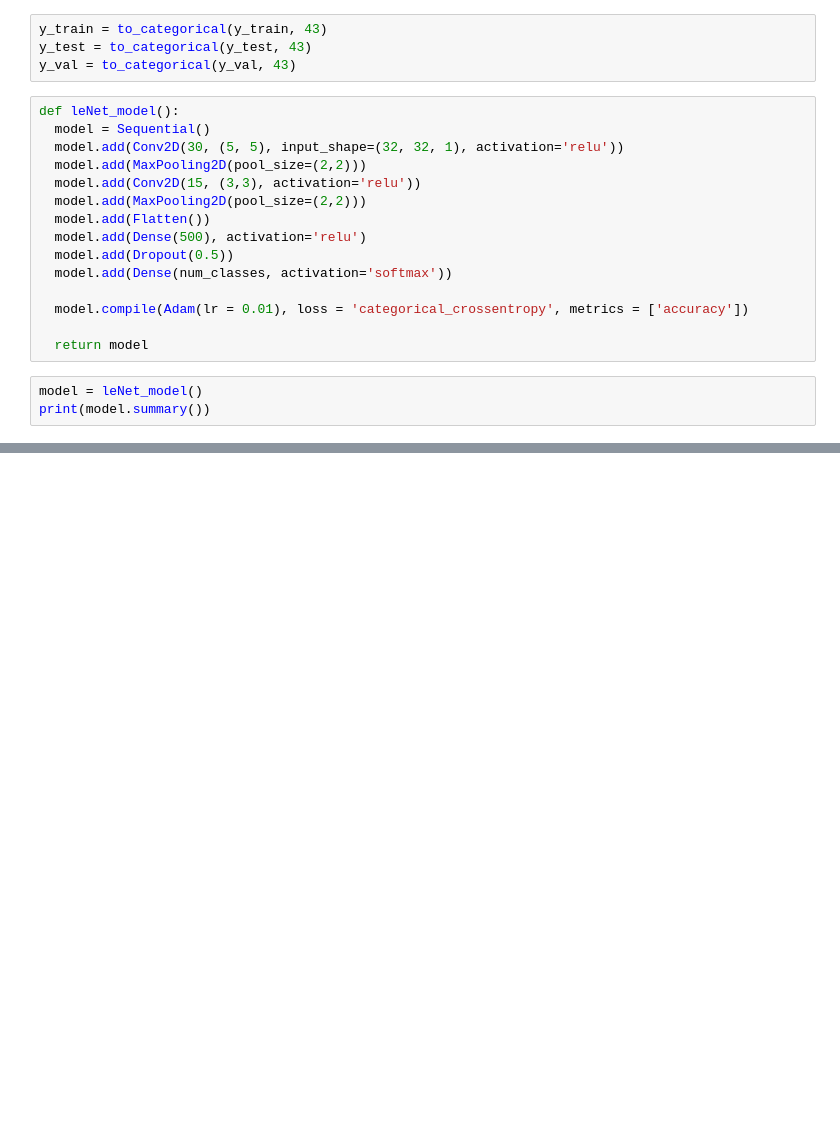
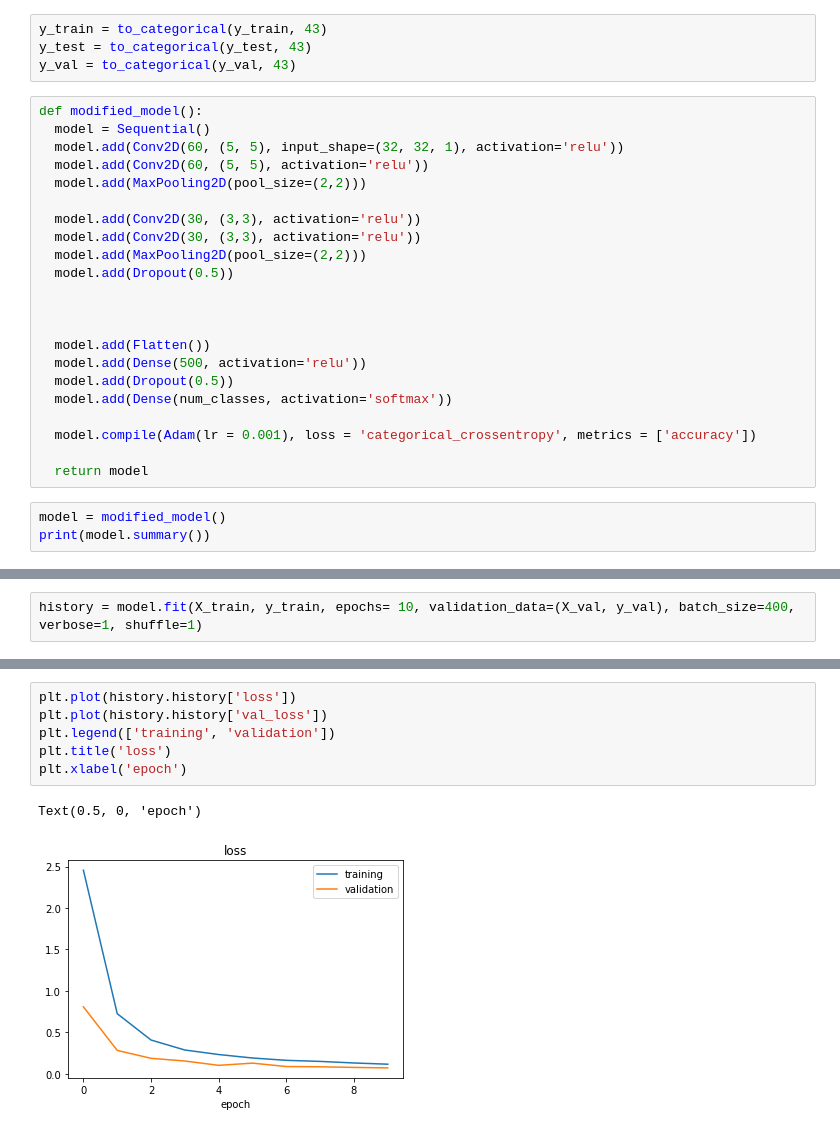
Before and after one commit to bbastola899/Autonomous-Driving-, a Jupyter notebook: Traffic_Signs.ipynb, the cells around one changed output, grey strips where cells are left out. Drawn from its saved outputs; the diff is of its cells as text; blank space fills up the shorter version.

```diff
--- a/Traffic_Signs.ipynb
+++ b/Traffic_Signs.ipynb
@@ -172,21 +172,28 @@ y_train = to_categorical(y_train, 43)
 y_test = to_categorical(y_test, 43)
 y_val = to_categorical(y_val, 43)
 # %%
-def leNet_model():
+def modified_model():
   model = Sequential()
-  model.add(Conv2D(30, (5, 5), input_shape=(32, 32, 1), activation='relu'))
+  model.add(Conv2D(60, (5, 5), input_shape=(32, 32, 1), activation='relu'))
+  model.add(Conv2D(60, (5, 5), activation='relu'))
   model.add(MaxPooling2D(pool_size=(2,2)))
-  model.add(Conv2D(15, (3,3), activation='relu'))
+
+  model.add(Conv2D(30, (3,3), activation='relu'))
+  model.add(Conv2D(30, (3,3), activation='relu'))
   model.add(MaxPooling2D(pool_size=(2,2)))
+  model.add(Dropout(0.5))
+
+
+
   model.add(Flatten())
-  model.add(Dense(500), activation='relu')
+  model.add(Dense(500, activation='relu'))
   model.add(Dropout(0.5))
   model.add(Dense(num_classes, activation='softmax'))
 
-  model.compile(Adam(lr = 0.01), loss = 'categorical_crossentropy', metrics = ['accuracy'])
+  model.compile(Adam(lr = 0.001), loss = 'categorical_crossentropy', metrics = ['accuracy'])
 
   return model
 # %%
-model = leNet_model()
+model = modified_model()
 print(model.summary())
 # %% [output]
@@ -195,0 +217,2 @@ TypeError: ignored
+# %%
+history = model.fit(X_train, y_train, epochs= 10, validation_data=(X_val, y_val), batch_size=400, verbose=1, shuffle=1)
@@ -195,0 +240,9 @@ TypeError: ignored
+# %%
+plt.plot(history.history['loss'])
+plt.plot(history.history['val_loss'])
+plt.legend(['training', 'validation'])
+plt.title('loss')
+plt.xlabel('epoch')
+# %% [output]
+Text(0.5, 0, 'epoch')
+[figure, added]
```
Also changed, not shown: parts of 7 cells of this notebook.
